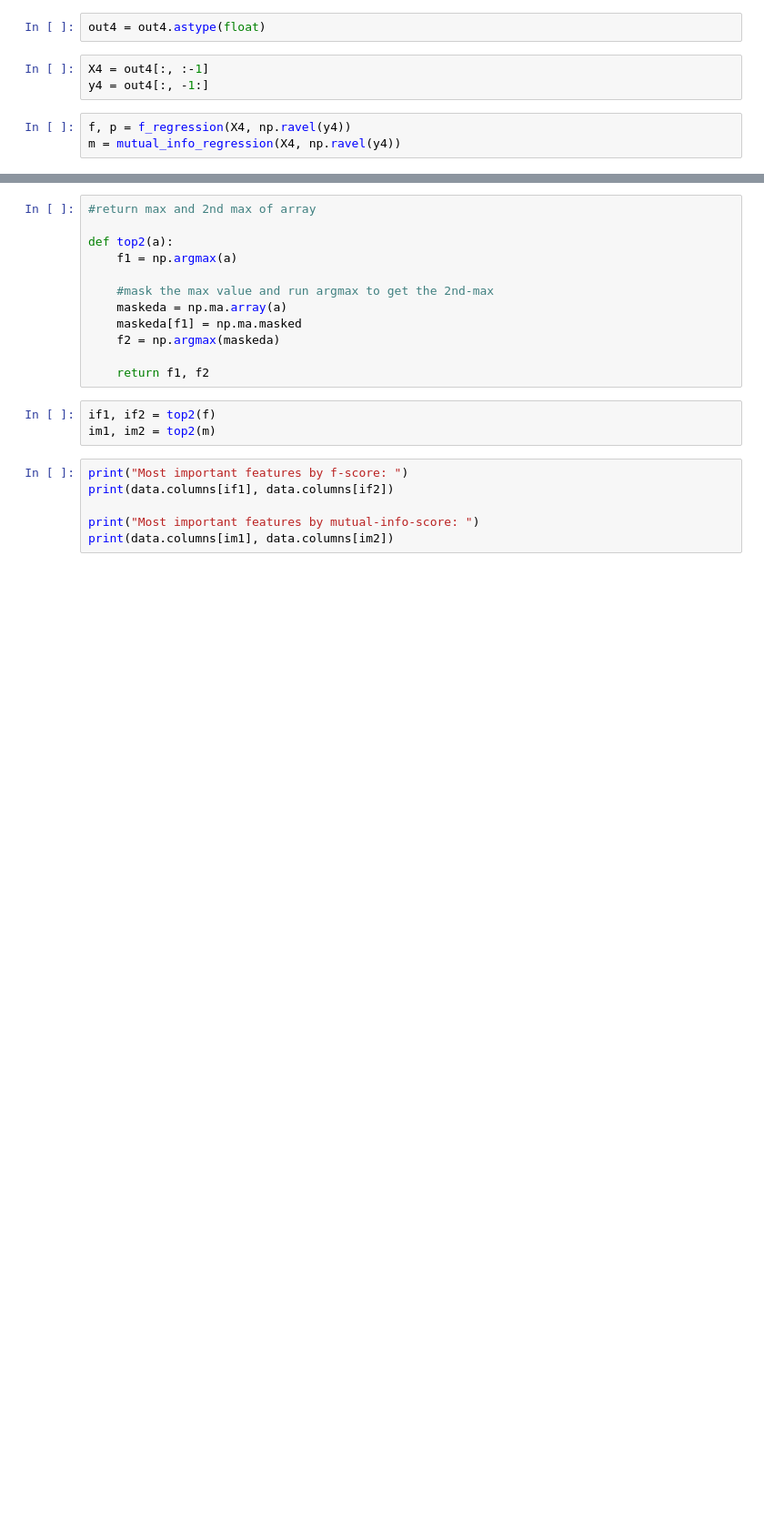
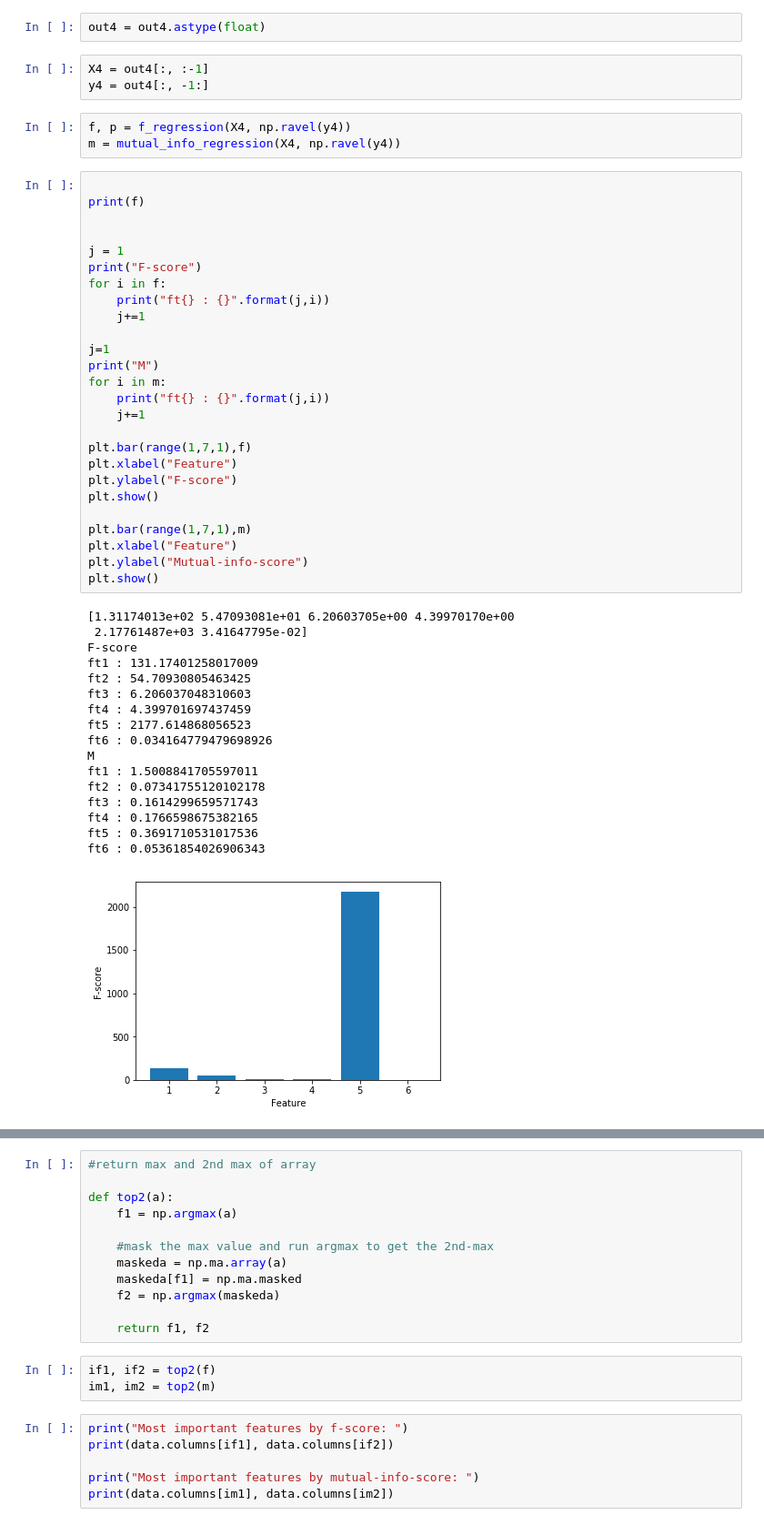
Before and after one commit to kehkashan22/ee219-project4, a Jupyter notebook: Dataset Tres.ipynb, the cells around one changed output, grey strips where cells are left out. Shown: that part at 91% size. Cells and saved outputs as stored; diff of their text form; blank space fills up the shorter version.

```diff
--- a/Dataset Tres.ipynb
+++ b/Dataset Tres.ipynb
@@ -161,3 +179,47 @@ y4 = out4[:, -1:]
 # %%
 f, p = f_regression(X4, np.ravel(y4))
 m = mutual_info_regression(X4, np.ravel(y4))
+# %%
+
+print(f)
+
+
+j = 1
+print("F-score")
+for i in f:
+    print("ft{} : {}".format(j,i))
+    j+=1
+
+j=1
+print("M")
+for i in m:
+    print("ft{} : {}".format(j,i))
+    j+=1
+
+plt.bar(range(1,7,1),f)
+plt.xlabel("Feature")
+plt.ylabel("F-score")
+plt.show()
+
+plt.bar(range(1,7,1),m)
+plt.xlabel("Feature")
+plt.ylabel("Mutual-info-score")
+plt.show()
+# %% [output]
+[1.31174013e+02 5.47093081e+01 6.20603705e+00 4.39970170e+00
+ 2.17761487e+03 3.41647795e-02]
+F-score
+ft1 : 131.17401258017009
+ft2 : 54.70930805463425
+ft3 : 6.206037048310603
+ft4 : 4.399701697437459
+ft5 : 2177.614868056523
+ft6 : 0.034164779479698926
+M
+ft1 : 1.5008841705597011
+ft2 : 0.07341755120102178
+ft3 : 0.1614299659571743
+ft4 : 0.1766598675382165
+ft5 : 0.3691710531017536
+ft6 : 0.05361854026906343
+[figure, added]
```
Also changed, not shown: parts of 8 cells of this notebook.
